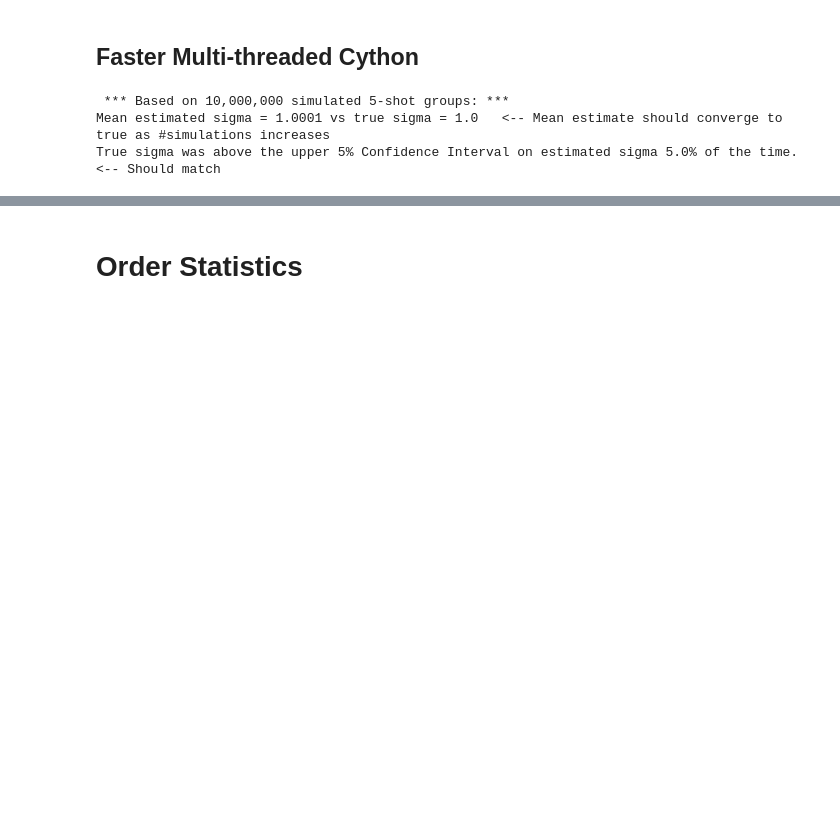
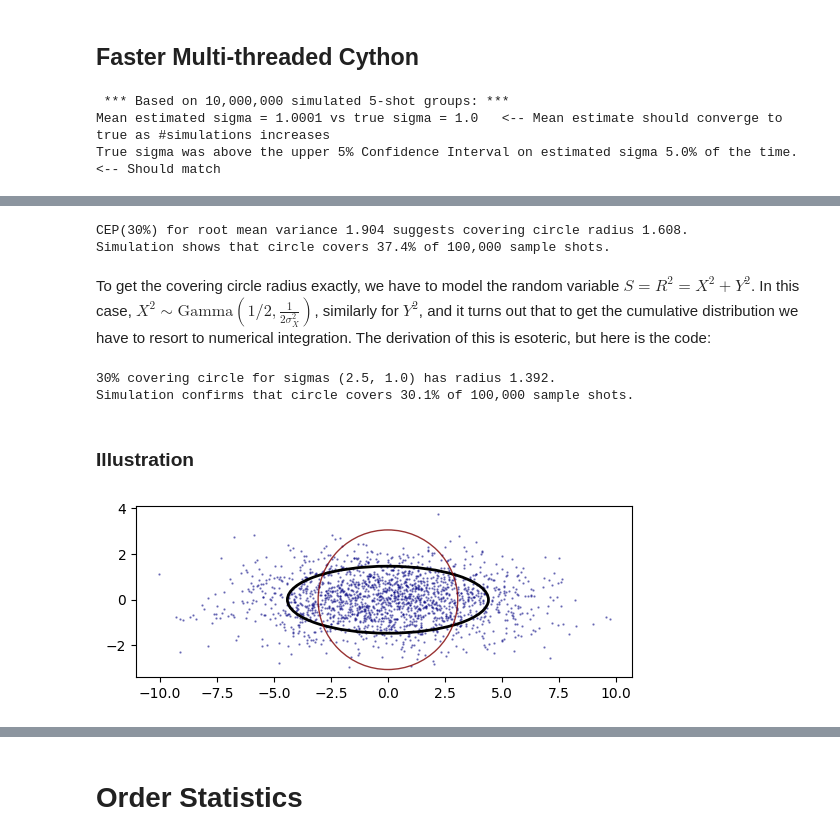
Before and after one commit to dbookstaber/ballistipedia, a Jupyter notebook: BallisticSimulations.ipynb, the cells around one changed output, grey strips where cells are left out. Cells and saved outputs as stored; diff of their text form; code cells hidden in the pictures; blank space fills up the shorter version.

Commit message:
Added CEP solutions for elliptical groups.

```diff
--- a/BallisticSimulations.ipynb
+++ b/BallisticSimulations.ipynb
@@ -340,0 +383,69 @@ True sigma was above the upper 5% Confidence Interval on estimated sigma 5.0% of
+# %%
+# Can we circularize the covering ellipse using the mean of varianceX and varianceY?
+numShots = 100_000
+sigmaX = 2.5
+sigmaY = 1.0
+p = 0.3     # Proportion of shots to cover with circle
+sigmaMean = math.sqrt((sigmaX**2 + sigmaY**2)/2.0)  # Root mean variance
+CEPradius = sigmaMean * math.sqrt(-2 * math.log(1-p))
+print(f'CEP({p:.0%}) for root mean variance {sigmaMean:.3f} suggests covering circle radius {CEPradius:.3f}.\n'
+      f'Simulation shows that circle covers {sum(1 for s in range(numShots) if (shotsX[s]**2/(CEPradius**2) + shotsY[s]**2/(CEPradius**2) < 1)) / numShots:.1%} of {numShots:,} sample shots.')
+# %% [output]
+CEP(30%) for root mean variance 1.904 suggests covering circle radius 1.608.
+Simulation shows that circle covers 37.4% of 100,000 sample shots.
+# %% [markdown]
+To get the covering circle radius exactly, we have to model the random variable $S = R^2 = X^2 + Y^2$.  In this case, $X^2 \sim \mathrm{Gamma}(1/2,\frac{1}{2\sigma^2_X})$, similarly for $Y^2$, and it turns out that to get the cumulative distribution we have to resort to numerical integration.  The derivation of this is esoteric, but here is the code:
+# %%
+from scipy.special import hyp1f1
+
+def radius_squared_pdf(sigmaX, sigmaY, S):
+    """PDF for sum of squared normal variables"""
+    a = 1/(2*(sigmaX**2))
+    b = 1/(2*(sigmaY**2))
+    hyp1f1Res = hyp1f1(0.5, 1, (a-b)*S)  # Confluent hypergeometric function
+    pdf = (a**(0.5)) * (b**(0.5)) * np.exp(-S*a) * hyp1f1Res
+    return pdf
+
+def elliptical_covering_radius(sigmaX, sigmaY, p):
+    """Use numerical integration of PDF to find radius of circle that should cover proportion p of samples"""
+    Smax = 4 * max(sigmaX, sigmaY)  # We'll go out 4 sigmas
+    integration_steps = 10_000
+    dS = Smax / integration_steps
+    S = np.linspace(start=dS, stop=Smax, num=integration_steps) # squared radius to evaluate
+    pdf = radius_squared_pdf(sigmaX, sigmaY, S)
+    cdf = np.cumsum(pdf*dS)  # Integrate PDF
+
+    idx = np.argmin(np.abs(cdf-p))
+    return np.sqrt(S[idx])
+
+CEPradius = elliptical_covering_radius(sigmaX, sigmaY, p)
+print(f'{p:.0%} covering circle for sigmas ({sigmaX}, {sigmaY}) has radius {CEPradius:.3f}.\n'
+      f'Simulation confirms that circle covers {sum(1 for s in range(numShots) if (shotsX[s]**2/(CEPradius**2) + shotsY[s]**2/(CEPradius**2) < 1)) / numShots:.1%} of {numShots:,} sample shots.')
+# %% [output]
+30% covering circle for sigmas (2.5, 1.0) has radius 1.392.
+Simulation confirms that circle covers 30.1% of 100,000 sample shots.
+# %% [markdown]
+### Illustration
+# %%
+# Create an illustration
+from matplotlib.patches import Ellipse
+numShots = 1800
+sigmaX = 3.0
+sigmaY = 1.0
+p = 0.66     # Proportion of shots to cover with circle
+CEPradiusX = sigmaX * math.sqrt(-2 * math.log(1-p))
+CEPradiusY = sigmaY * math.sqrt(-2 * math.log(1-p))
+sigmaMean = math.sqrt((sigmaX**2 + sigmaY**2)/2.0)
+CEPradius = elliptical_covering_radius(sigmaX, sigmaY, p)
+shotsX = [np.random.normal(scale=sigmaX) for i in range(0, numShots)]
+shotsY = [np.random.normal(scale=sigmaY) for i in range(0, numShots)]
+
+ax = plt.gca()
+ax.set_aspect('equal')
+ax.scatter(shotsX, shotsY, s=0.4, color=[0,0,.5,.5])
+ax.add_patch(Ellipse([0,0], 2*CEPradiusX, 2*CEPradiusY, facecolor=[0,0,0,0], edgecolor=[0,0,0,1], lw=2))
+ax.add_patch(plt.Circle([0,0], CEPradius, facecolor=[0,0,0,0], edgecolor=[0.5,0,0,.8], zorder=3))
+plt.show()
+#plt.savefig('Ellipse', dpi=500, bbox_inches='tight')
+# %% [output]
+[figure, added]
```
Also changed, not shown: parts of 14 cells of this notebook.
